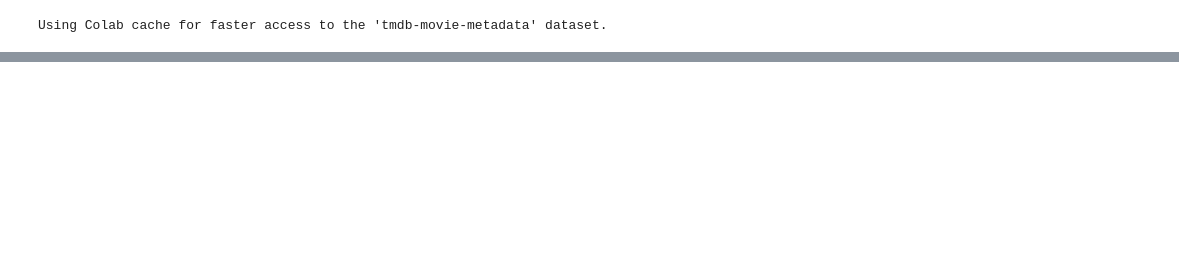
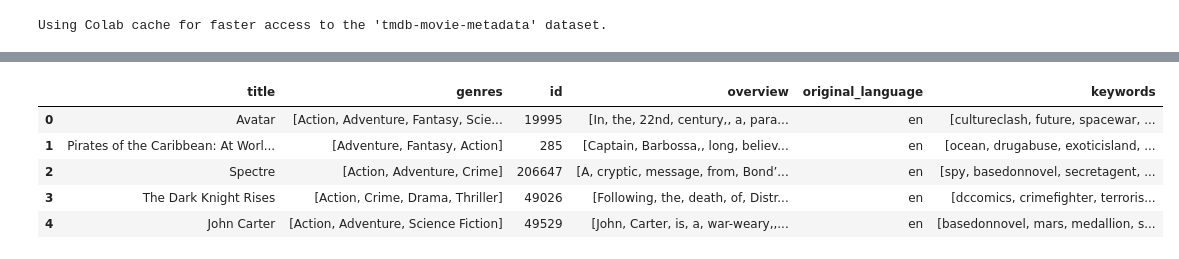
Before and after one commit to shansree-z/Movie-Recommender-System-Data-Analysis, a Jupyter notebook: movie_recommendations_system.ipynb, the cells around one changed output, grey strips where cells are left out. Saved outputs shown, nothing was run; the diff lists cells and outputs as text; code cells hidden in the pictures; blank space fills up the shorter version.

```diff
--- a/movie_recommendations_system.ipynb
+++ b/movie_recommendations_system.ipynb
@@ -15,0 +76,10 @@ Using Colab cache for faster access to the 'tmdb-movie-metadata' dataset.
+# %%
+import ast
+
+def convert(text):
+    l = []
+    for i in ast.literal_eval(text):
+        l.append(i['name'])
+    return l
+# %%
+movies['keywords']=movies['keywords'].apply (convert)
@@ -15,0 +88,2 @@ Using Colab cache for faster access to the 'tmdb-movie-metadata' dataset.
+# %%
+movies['genres']=movies['genres'].apply (convert)
@@ -21,0 +118,12 @@ movies.head(2)
+# %%
+movies['overview']= movies['overview']. apply(lambda x:x.split())
+movies.head()
+# %%
+movies.head()
+# %% [output]
+|  | title | genres | id | overview | original_language | keywords |
+| 0 | Avatar | [Action, Adventure, Fantasy, Scie... | 19995 | [In, the, 22nd, century,, a, para... | en | [cultureclash, future, spacewar, ... |
+| 1 | Pirates of the Caribbean: At Worl... | [Adventure, Fantasy, Action] | 285 | [Captain, Barbossa,, long, believ... | en | [ocean, drugabuse, exoticisland, ... |
+| 2 | Spectre | [Action, Adventure, Crime] | 206647 | [A, cryptic, message, from, Bond’... | en | [spy, basedonnovel, secretagent, ... |
+| 3 | The Dark Knight Rises | [Action, Crime, Drama, Thriller] | 49026 | [Following, the, death, of, Distr... | en | [dccomics, crimefighter, terroris... |
+| 4 | John Carter | [Action, Adventure, Science Fiction] | 49529 | [John, Carter, is, a, war-weary,,... | en | [basedonnovel, mars, medallion, s... |
```
Also changed, not shown: parts of 14 cells of this notebook.
